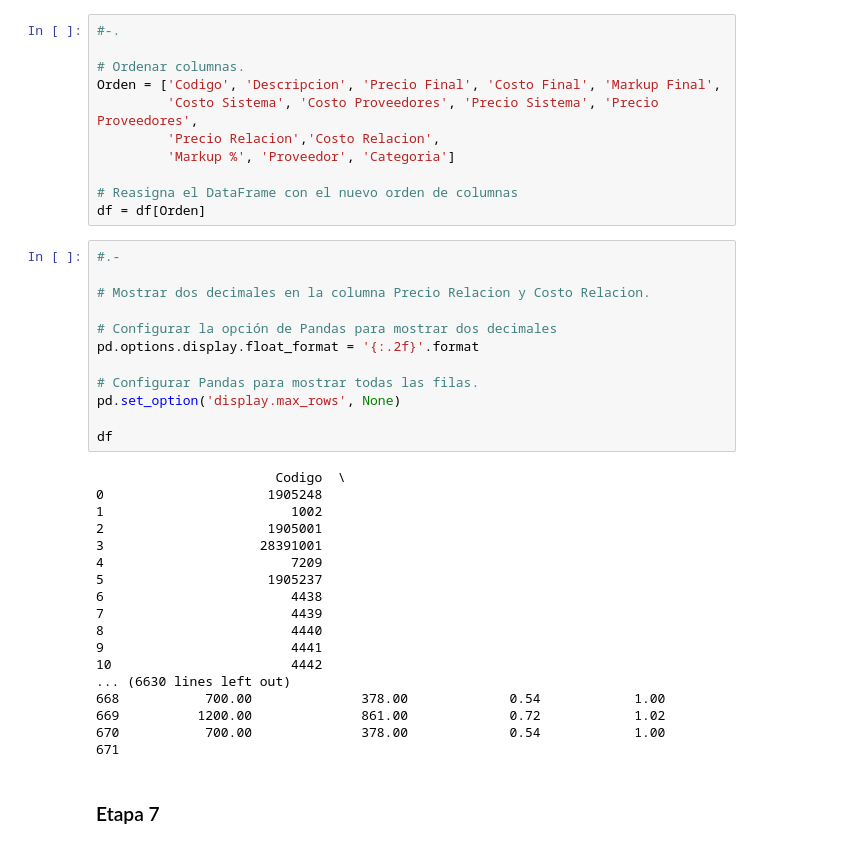
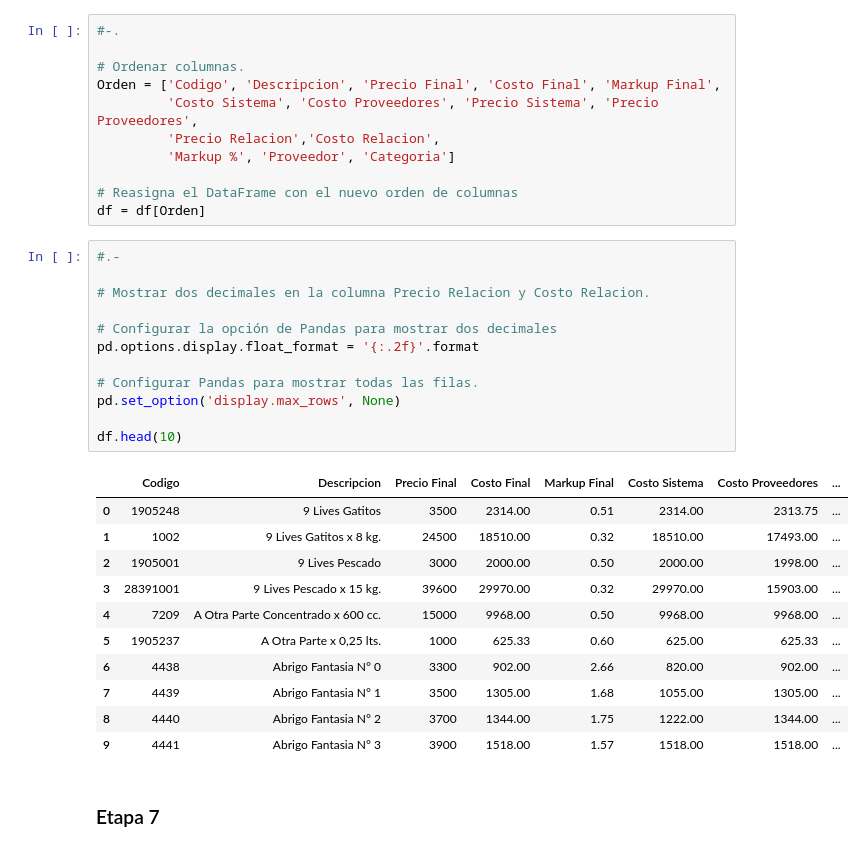
Before and after one commit to Rogoyin/Forrager, a Jupyter notebook: Precios/2. Cálculo de precios finales.ipynb, the cells around one changed output. Cells and saved outputs as stored; diff of their text form.

```diff
--- a/Precios/2. Cálculo de precios finales.ipynb
+++ b/Precios/2. Cálculo de precios finales.ipynb
@@ -520,33 +520,27 @@ df = df[Orden]
 # %%
 #.-
 
 # Mostrar dos decimales en la columna Precio Relacion y Costo Relacion.
 
 # Configurar la opción de Pandas para mostrar dos decimales
 pd.options.display.float_format = '{:.2f}'.format
 
 # Configurar Pandas para mostrar todas las filas.
 pd.set_option('display.max_rows', None)
 
-df
+df.head(10)
 # %% [output]
-                       Codigo  \
-0                     1905248
-1                        1002
-2                     1905001
-3                    28391001
-4                        7209
-5                     1905237
-6                        4438
-7                        4439
-8                        4440
-9                        4441
-10                       4442
-... (6630 lines left out)
-668           700.00              378.00             0.54            1.00
-669          1200.00              861.00             0.72            1.02
-670           700.00              378.00             0.54            1.00
-671
+|  | Codigo | Descripcion | Precio Final | Costo Final | Markup Final | Costo Sistema | Costo Proveedores | ... |
+| 0 | 1905248 | 9 Lives Gatitos | 3500 | 2314.00 | 0.51 | 2314.00 | 2313.75 | ... |
+| 1 | 1002 | 9 Lives Gatitos x 8 kg. | 24500 | 18510.00 | 0.32 | 18510.00 | 17493.00 | ... |
+| 2 | 1905001 | 9 Lives Pescado | 3000 | 2000.00 | 0.50 | 2000.00 | 1998.00 | ... |
+| 3 | 28391001 | 9 Lives Pescado x 15 kg. | 39600 | 29970.00 | 0.32 | 29970.00 | 15903.00 | ... |
+| 4 | 7209 | A Otra Parte Concentrado x 600 cc. | 15000 | 9968.00 | 0.50 | 9968.00 | 9968.00 | ... |
+| 5 | 1905237 | A Otra Parte x 0,25 lts. | 1000 | 625.33 | 0.60 | 625.00 | 625.33 | ... |
+| 6 | 4438 | Abrigo Fantasia N° 0 | 3300 | 902.00 | 2.66 | 820.00 | 902.00 | ... |
+| 7 | 4439 | Abrigo Fantasia N° 1 | 3500 | 1305.00 | 1.68 | 1055.00 | 1305.00 | ... |
+| 8 | 4440 | Abrigo Fantasia N° 2 | 3700 | 1344.00 | 1.75 | 1222.00 | 1344.00 | ... |
+| 9 | 4441 | Abrigo Fantasia N° 3 | 3900 | 1518.00 | 1.57 | 1518.00 | 1518.00 | ... |
 # %% [markdown]
 ### Etapa 7
 # %%
```
Also changed, not shown: parts of 3 cells of this notebook, 8 other files.
